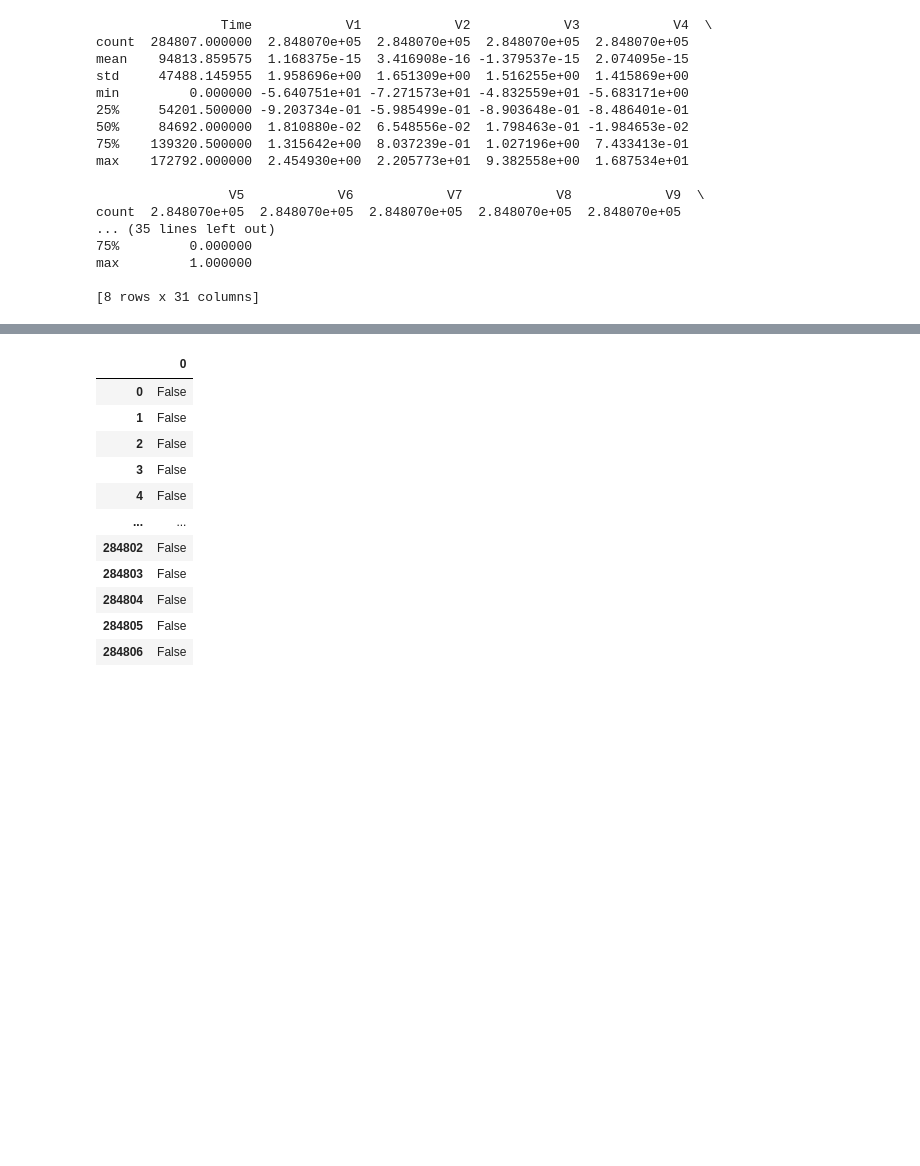
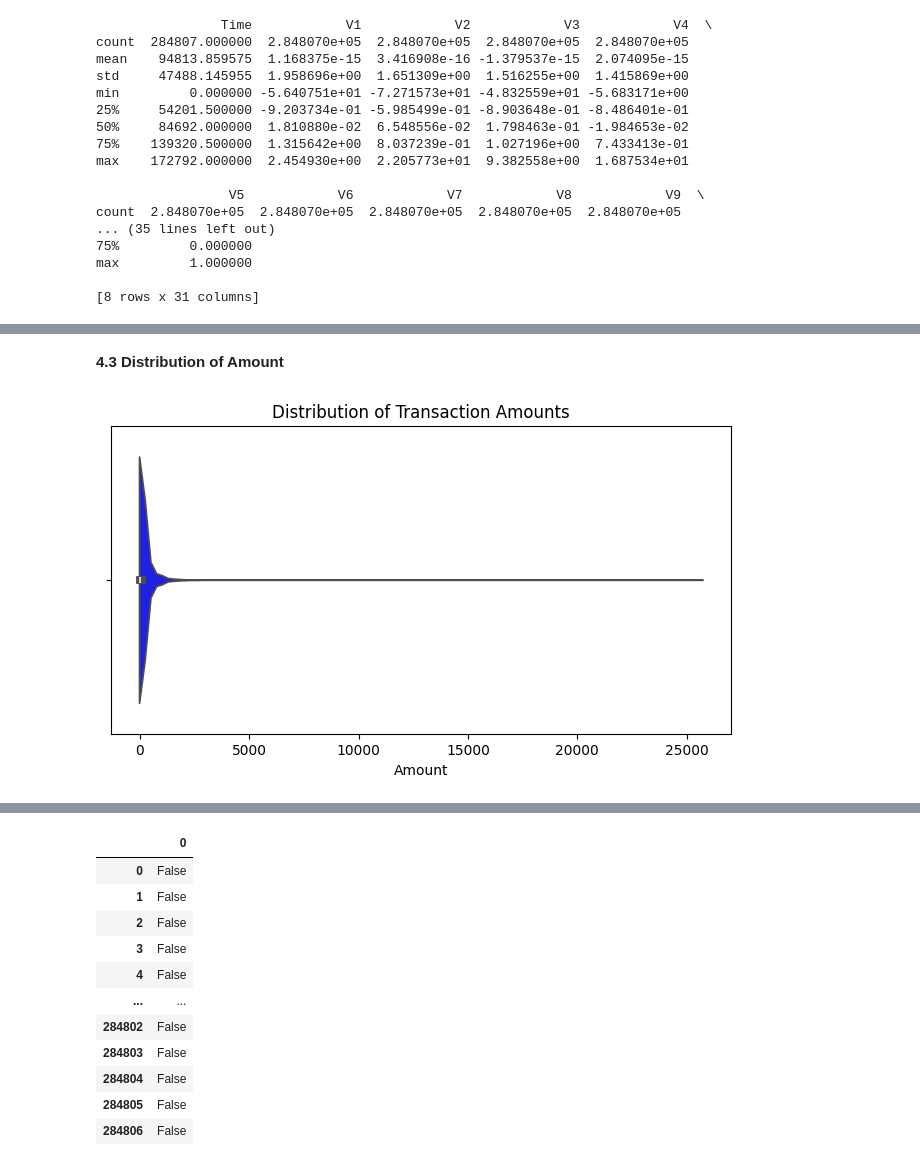
Before and after one commit to moridin04/CCADMACL-Research, a Jupyter notebook: Fraud_Detection_Program.ipynb, the cells around one changed output, grey strips where cells are left out. Cells and saved outputs as stored; diff of their text form; code cells hidden in the pictures; blank space fills up the shorter version.

```diff
--- a/Fraud_Detection_Program.ipynb
+++ b/Fraud_Detection_Program.ipynb
@@ -128 +133,11 @@ plt.show()
+# %% [markdown]
+**4.3 Distribution of Amount**
+# %%
+plt.figure(figsize=(8, 4))
+sns.violinplot(x=cfd["Amount"], color="blue")  # Use a valid color name
+plt.title("Distribution of Transaction Amounts")
+plt.xlabel("Amount")
+plt.show()
+# %% [output]
+[figure, added]
 # %% [markdown]
```
Also changed, not shown: parts of 63 cells of this notebook.
